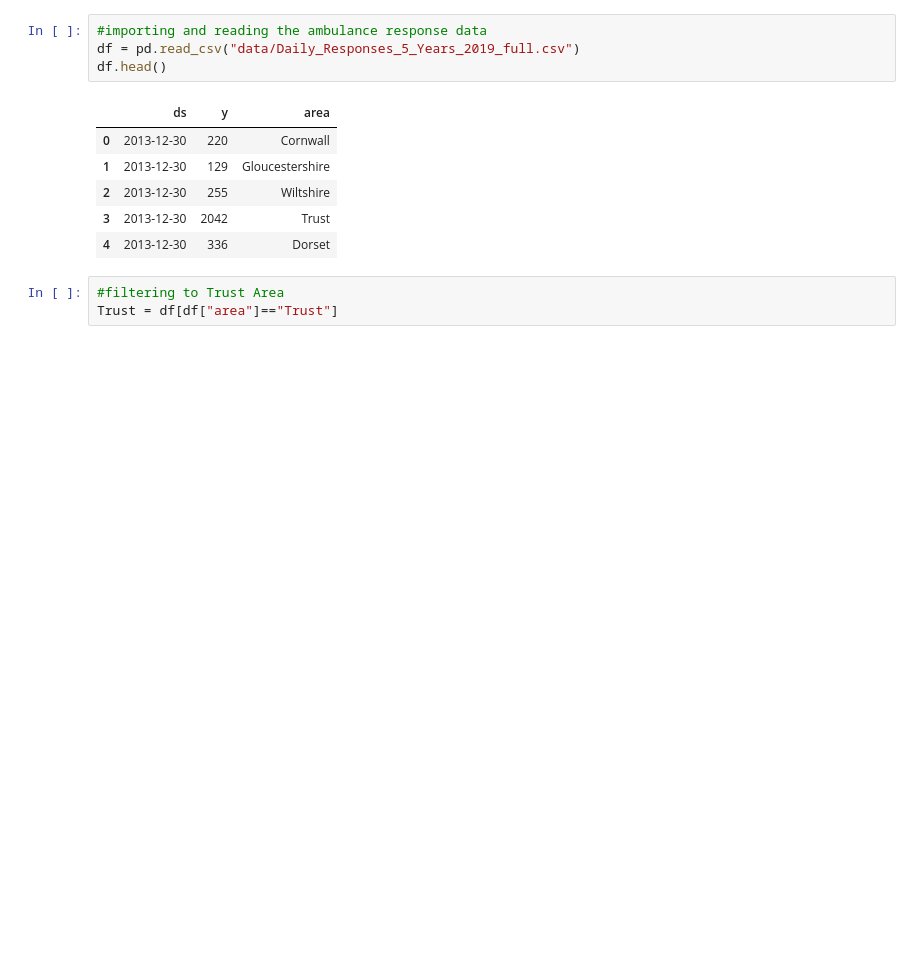
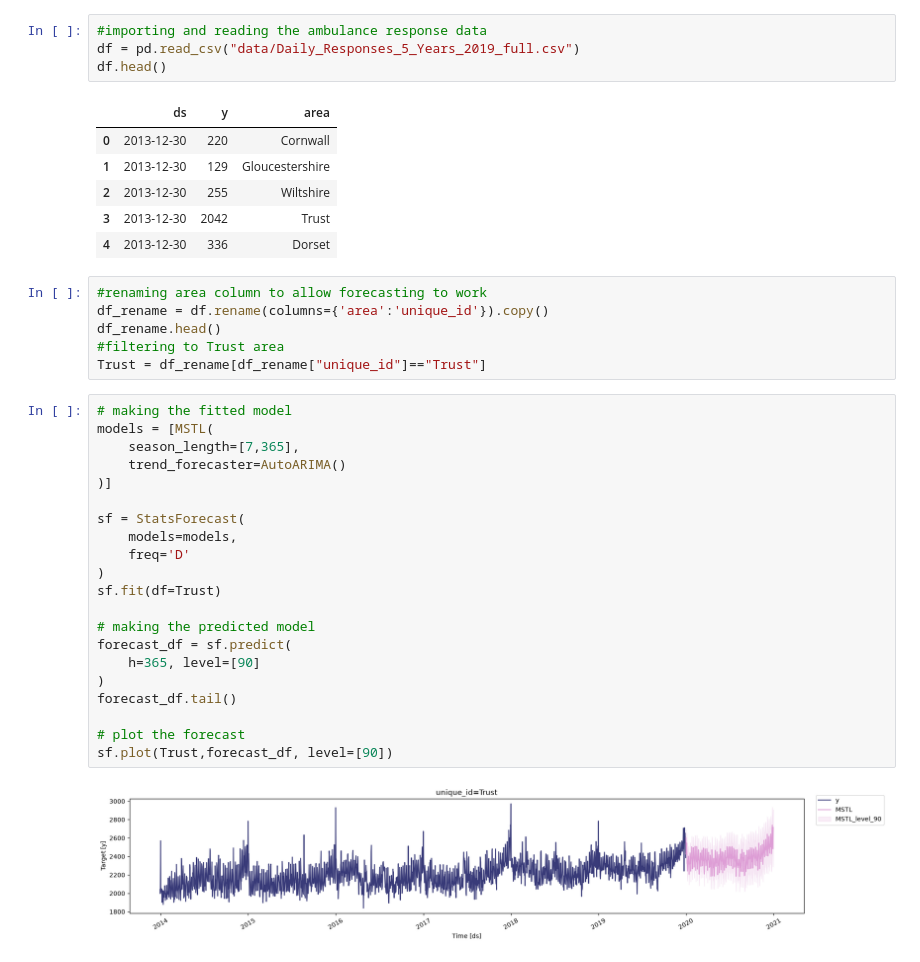
Before and after one commit to ambmodels/ambforecast-intern, a Jupyter notebook: statsforecast_ambulanceresponse.ipynb, the cells around one changed output. Saved outputs shown, nothing was run; the diff lists cells and outputs as text; blank space fills up the shorter version.

Commit message:
made the fitted model for Trust using MSTL and AutoARIMA, plotted the forecast using this

```diff
--- a/statsforecast_ambulanceresponse.ipynb
+++ b/statsforecast_ambulanceresponse.ipynb
@@ -13,5 +18,31 @@ df.head()
 | 3 | 2013-12-30 | 2042 | Trust |
 | 4 | 2013-12-30 | 336 | Dorset |
 # %%
-#filtering to Trust Area
-Trust = df[df["area"]=="Trust"]
+#renaming area column to allow forecasting to work
+df_rename = df.rename(columns={'area':'unique_id'}).copy()
+df_rename.head()
+#filtering to Trust area
+Trust = df_rename[df_rename["unique_id"]=="Trust"]
+# %%
+# making the fitted model
+models = [MSTL(
+    season_length=[7,365],
+    trend_forecaster=AutoARIMA()
+)]
+
+sf = StatsForecast(
+    models=models,
+    freq='D'
+)
+sf.fit(df=Trust)
+
+# making the predicted model
+forecast_df = sf.predict(
+    h=365, level=[90]
+)
+forecast_df.tail()
+
+# plot the forecast
+sf.plot(Trust,forecast_df, level=[90])
+# %% [output]
+[figure, added]
```
Also changed, not shown: parts of 1 cell of this notebook.
